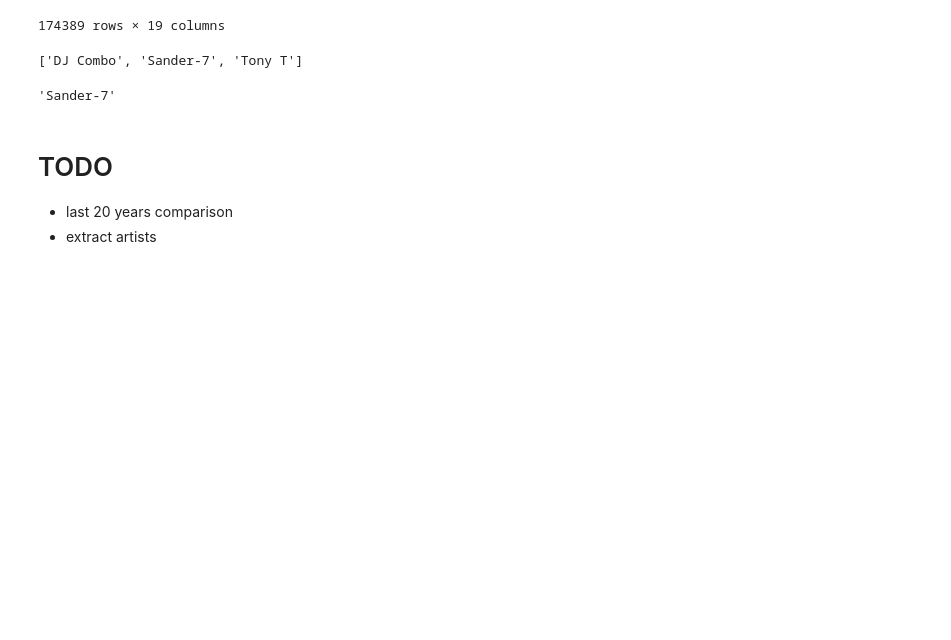
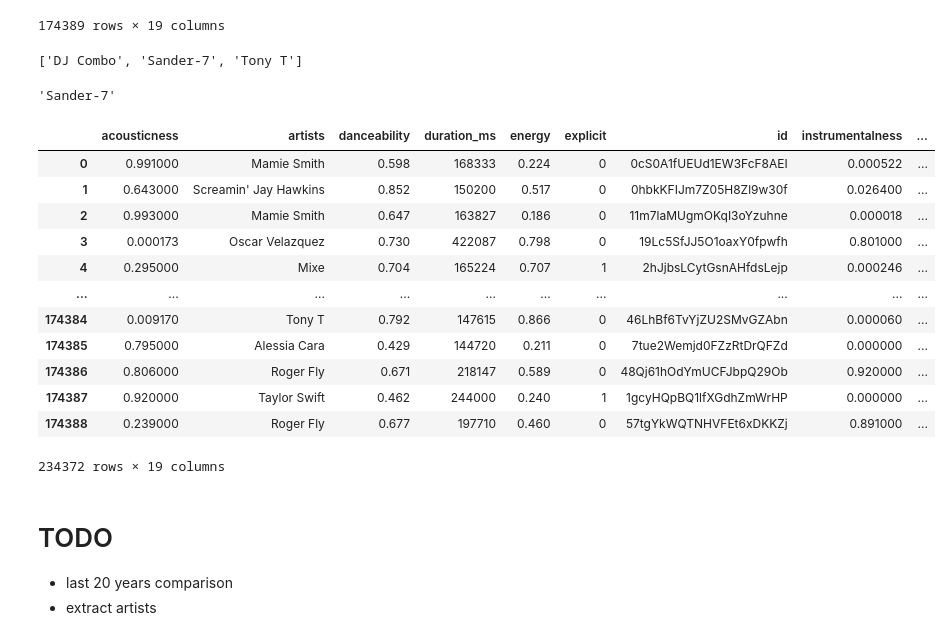
Before and after one commit to data301-2020-winter2/course-project-group_1002, a Jupyter notebook: analysis/Paula/Milestone 2 Draft (IGNORE).ipynb, the cells around one changed output. Saved outputs shown, nothing was run; the diff lists cells and outputs as text; code cells hidden in the pictures; blank space fills up the shorter version.

Commit message:
added explode functionality

```diff
--- a/analysis/Paula/Milestone 2 Draft (IGNORE).ipynb
+++ b/analysis/Paula/Milestone 2 Draft (IGNORE).ipynb
@@ -105,8 +105,7 @@ data
 ### Testing converting string to array
 # %%
 from ast import literal_eval
-data['artists'] = data['artists'].astype(str)
-data['artists'] = data['artists'].apply(literal_eval)
+data['artists'] = data['artists'].astype(str).apply(literal_eval)
 data
 # %% [output]
 |  | acousticness | artists | danceability | duration_ms | energy | explicit | id | instrumentalness | ... |
@@ -131,6 +130,30 @@ t
 t[1]
 # %% [output]
 'Sander-7'
+# %%
+import os
+import sys
+module_path = os.path.abspath(os.path.join('..'))
+if module_path not in sys.path:
+    sys.path.append(module_path)
+
+from scripts import project_functions
+data = project_functions.convert_and_explode('artists', data)
+data
+# %% [output]
+|  | acousticness | artists | danceability | duration_ms | energy | explicit | id | instrumentalness | ... |
+| 0 | 0.991000 | Mamie Smith | 0.598 | 168333 | 0.224 | 0 | 0cS0A1fUEUd1EW3FcF8AEI | 0.000522 | ... |
+| 1 | 0.643000 | Screamin' Jay Hawkins | 0.852 | 150200 | 0.517 | 0 | 0hbkKFIJm7Z05H8Zl9w30f | 0.026400 | ... |
+| 2 | 0.993000 | Mamie Smith | 0.647 | 163827 | 0.186 | 0 | 11m7laMUgmOKqI3oYzuhne | 0.000018 | ... |
+| 3 | 0.000173 | Oscar Velazquez | 0.730 | 422087 | 0.798 | 0 | 19Lc5SfJJ5O1oaxY0fpwfh | 0.801000 | ... |
+| 4 | 0.295000 | Mixe | 0.704 | 165224 | 0.707 | 1 | 2hJjbsLCytGsnAHfdsLejp | 0.000246 | ... |
+| ... | ... | ... | ... | ... | ... | ... | ... | ... | ... |
+| 174384 | 0.009170 | Tony T | 0.792 | 147615 | 0.866 | 0 | 46LhBf6TvYjZU2SMvGZAbn | 0.000060 | ... |
+| 174385 | 0.795000 | Alessia Cara | 0.429 | 144720 | 0.211 | 0 | 7tue2Wemjd0FZzRtDrQFZd | 0.000000 | ... |
+| 174386 | 0.806000 | Roger Fly | 0.671 | 218147 | 0.589 | 0 | 48Qj61hOdYmUCFJbpQ29Ob | 0.920000 | ... |
+| 174387 | 0.920000 | Taylor Swift | 0.462 | 244000 | 0.240 | 1 | 1gcyHQpBQ1lfXGdhZmWrHP | 0.000000 | ... |
+| 174388 | 0.239000 | Roger Fly | 0.677 | 197710 | 0.460 | 0 | 57tgYkWQTNHVFEt6xDKKZj | 0.891000 | ... |
+234372 rows × 19 columns
 # %% [markdown]
 # TODO
 
```
Also changed, not shown: 1 other file.
